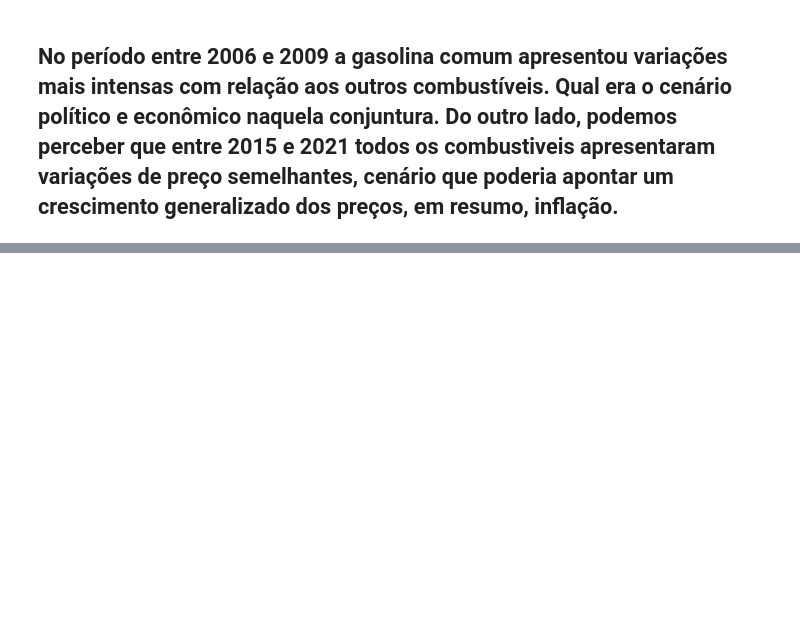
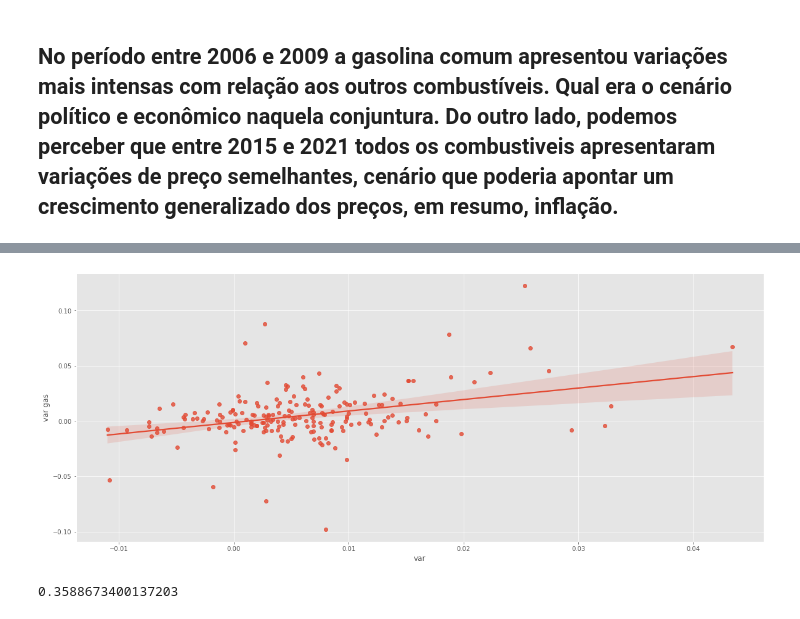
Before and after one commit to joaosds/DS-P1-Combustiveis, a Jupyter notebook: gas2.ipynb, the cells around one changed output, grey strips where cells are left out. Saved outputs shown, nothing was run; the diff lists cells and outputs as text; code cells hidden in the pictures; blank space fills up the shorter version.

```diff
--- a/gas2.ipynb
+++ b/gas2.ipynb
@@ -169,0 +228,2 @@ plt.show()
+# %%
+igpm_gas = igpm_gas[['ANO', 'MÊS','var', 'var gas']].groupby(['ANO', 'MÊS'])[['var', 'var gas']].sum()
@@ -169,0 +247,9 @@ plt.show()
+# %%
+sns.regplot(x='var', y = 'var gas', data=igpm_gas, )
+plt.show()
+# %% [output]
+[figure, added]
+# %%
+igpm_gas['var'].corr(igpm_gas['var gas'])
+# %% [output]
+0.3588673400137203
```
Also changed, not shown: parts of 12 cells of this notebook.
